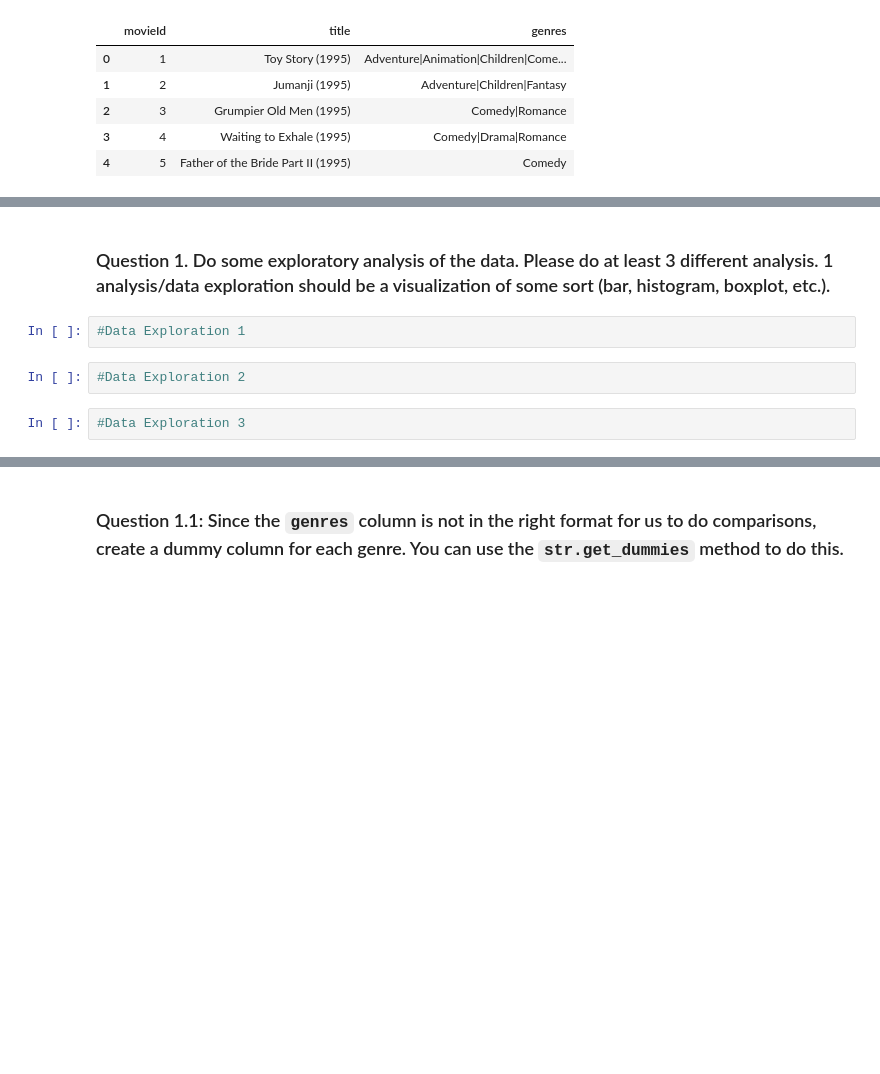
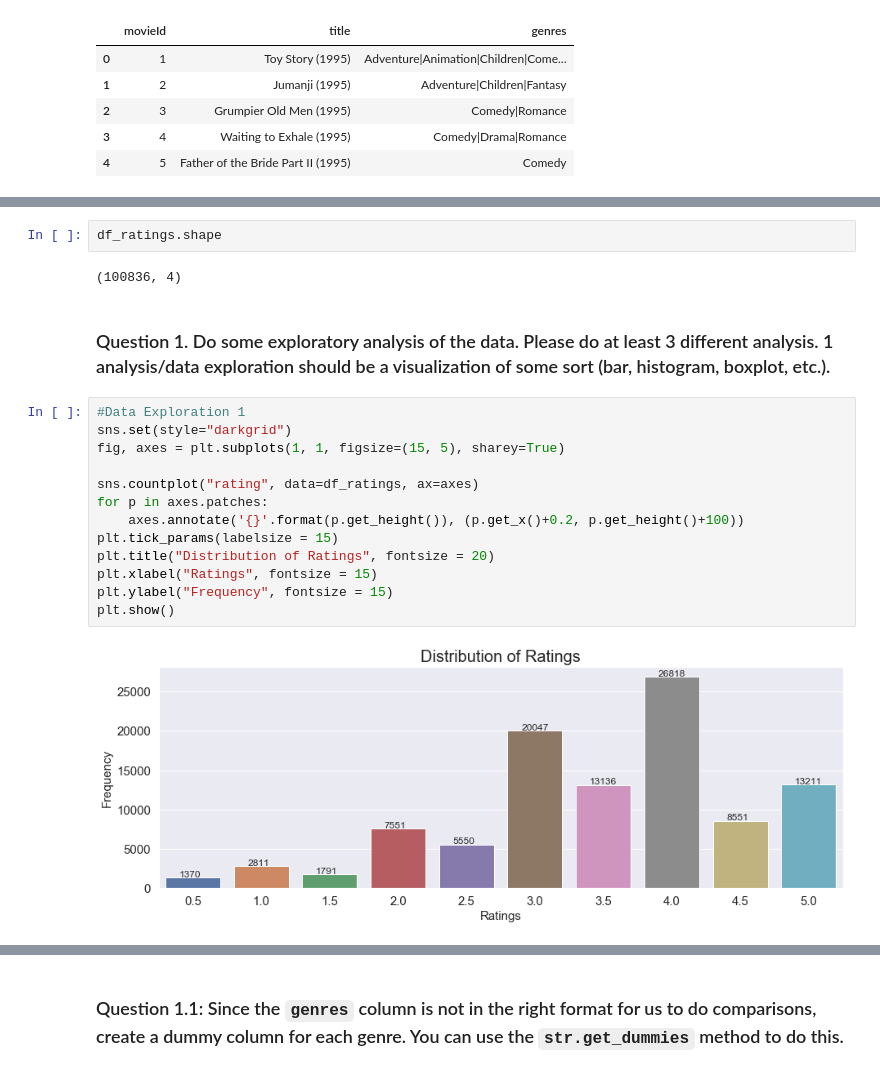
Before and after one commit to rodolfolermacontreras/ML_2_Assignment_8, a Jupyter notebook: MLEARN 530-Lesson8-RodolfoLerma.ipynb, the cells around one changed output, grey strips where cells are left out. Saved outputs shown, nothing was run; the diff lists cells and outputs as text; blank space fills up the shorter version.

```diff
--- a/MLEARN 530-Lesson8-RodolfoLerma.ipynb
+++ b/MLEARN 530-Lesson8-RodolfoLerma.ipynb
@@ -25,8 +48,21 @@ df_movies.head()
+# %%
+df_ratings.shape
+# %% [output]
+(100836, 4)
 # %% [markdown]
 ### Question 1. Do some exploratory analysis of the data.  Please do at least 3 different analysis.  1 analysis/data exploration should be a visualization of some sort (bar, histogram, boxplot, etc.).
-# %%
-#Data Exploration 1
-# %%
-#Data Exploration 2
-# %%
-#Data Exploration 3
+# %%
+#Data Exploration 1
+sns.set(style="darkgrid")
+fig, axes = plt.subplots(1, 1, figsize=(15, 5), sharey=True)
+
+sns.countplot("rating", data=df_ratings, ax=axes)
+for p in axes.patches:
+    axes.annotate('{}'.format(p.get_height()), (p.get_x()+0.2, p.get_height()+100))
+plt.tick_params(labelsize = 15)
+plt.title("Distribution of Ratings", fontsize = 20)
+plt.xlabel("Ratings", fontsize = 15)
+plt.ylabel("Frequency", fontsize = 15)
+plt.show()
+# %% [output]
+[figure, added]
```
Also changed, not shown: parts of 12 cells of this notebook.
